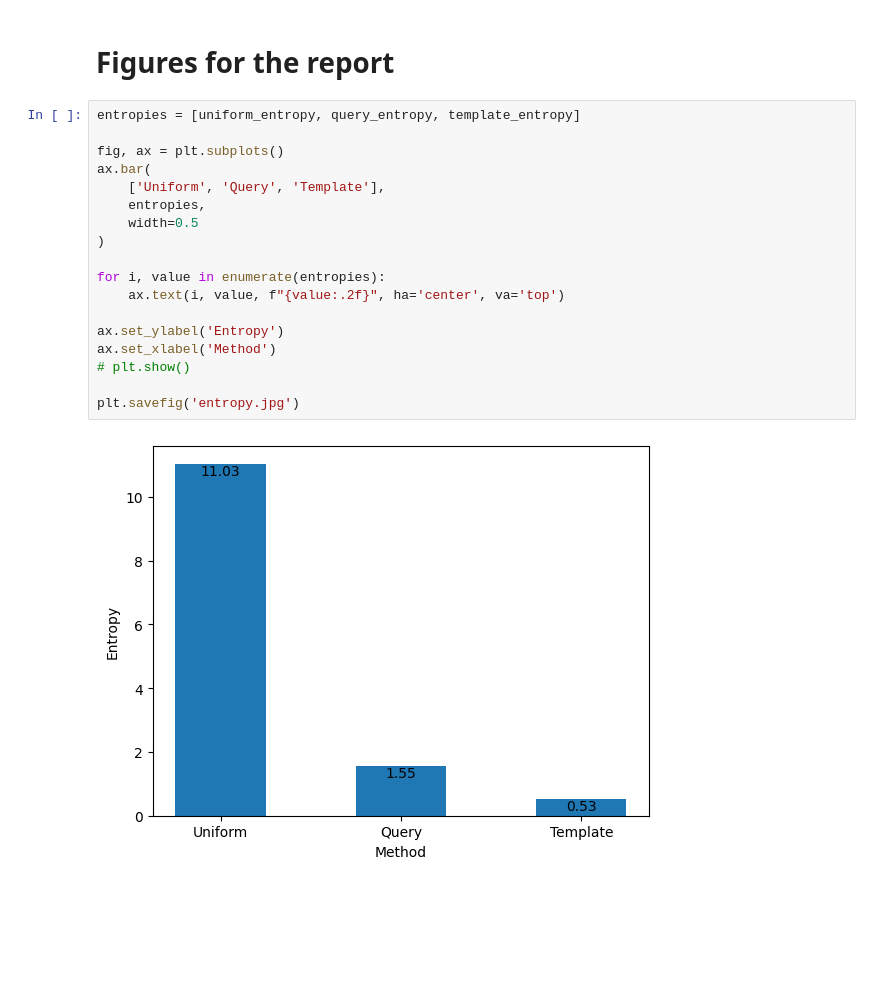
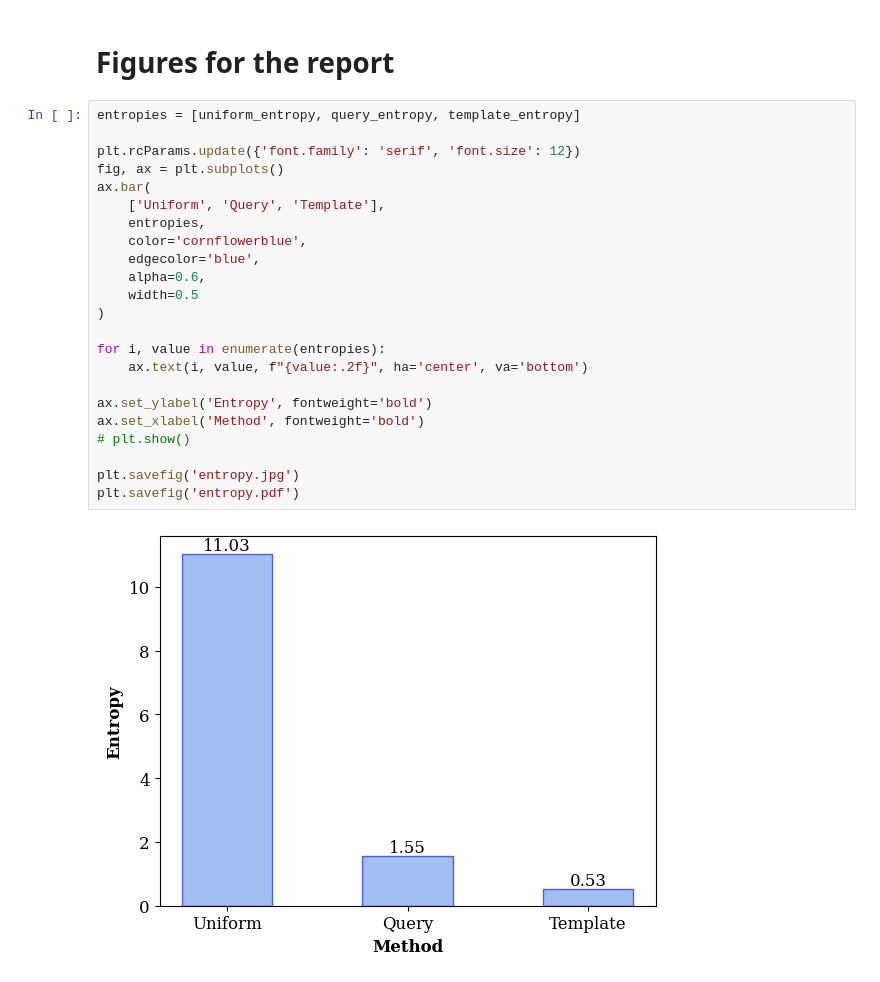
Before and after one commit to glaciation-heu/sparql-log-analysis, a Jupyter notebook: log_analysis/logs/eda.ipynb, the cells around one changed output. Cells and saved outputs as stored; diff of their text form; blank space fills up the shorter version.

```diff
--- a/log_analysis/logs/eda.ipynb
+++ b/log_analysis/logs/eda.ipynb
@@ -240,20 +240,25 @@ Query as specialized template entropy: 0.5308617587749136
 # %%
 entropies = [uniform_entropy, query_entropy, template_entropy]
 
+plt.rcParams.update({'font.family': 'serif', 'font.size': 12})
 fig, ax = plt.subplots()
 ax.bar(
     ['Uniform', 'Query', 'Template'],
     entropies,
+    color='cornflowerblue',
+    edgecolor='blue',
+    alpha=0.6,
     width=0.5
 )
 
 for i, value in enumerate(entropies):
-    ax.text(i, value, f"{value:.2f}", ha='center', va='top')
+    ax.text(i, value, f"{value:.2f}", ha='center', va='bottom')
 
-ax.set_ylabel('Entropy')
-ax.set_xlabel('Method')
+ax.set_ylabel('Entropy', fontweight='bold')
+ax.set_xlabel('Method', fontweight='bold')
 # plt.show()
 
 plt.savefig('entropy.jpg')
+plt.savefig('entropy.pdf')
 # %% [output]
-[figure, old version]
+[figure, new version]
```
Also changed, not shown: 2 other files.
